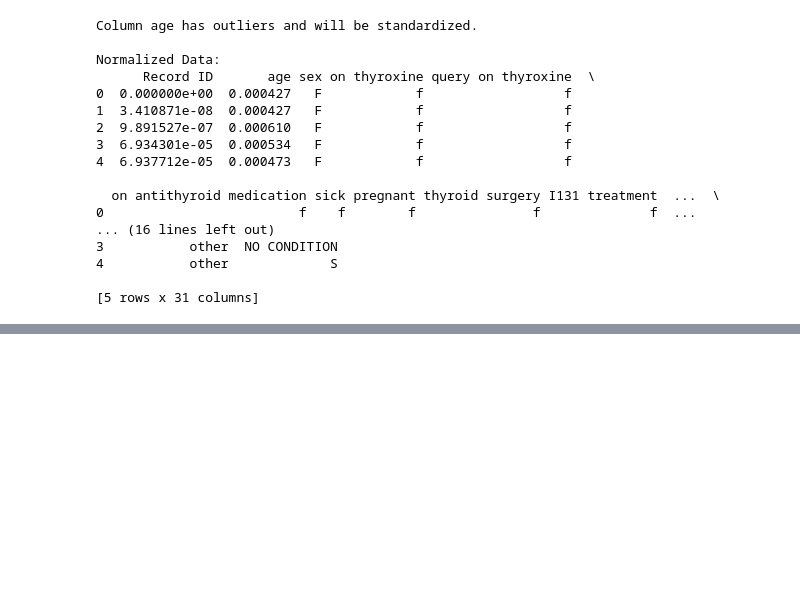
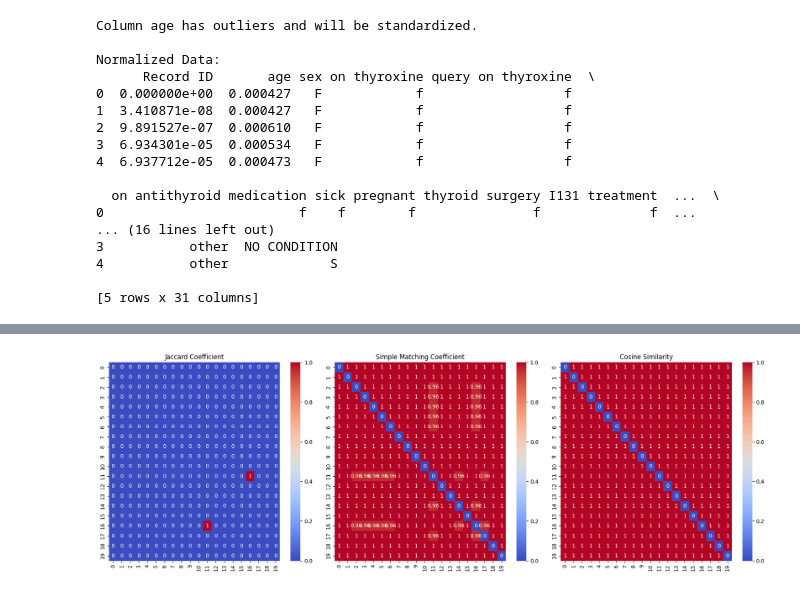
Before and after one commit to dvsmihir1/ML-Lab, a Jupyter notebook: ML_Lab_2.ipynb, the cells around one changed output, grey strips where cells are left out. Saved outputs shown, nothing was run; the diff lists cells and outputs as text; code cells hidden in the pictures; blank space fills up the shorter version.

```diff
--- a/ML_Lab_2.ipynb
+++ b/ML_Lab_2.ipynb
@@ -458,0 +563,8 @@ Normalized Data:
+# %%
+# Function to calculate JC
+def jaccard_similarity(v1, v2):
+    f11 = np.sum((v1 == 1) & (v2 == 1))
+    f01 = np.sum((v1 == 0) & (v2 == 1))
+    f10 = np.sum((v1 == 1) & (v2 == 0))
+    denominator = f01 + f10 + f11
+    return f11 / denominator if denominator != 0 else 0
@@ -458,0 +580,39 @@ Normalized Data:
+# %%
+# Function to calculate Cosine Similarity
+def cosine_similarity(v1, v2):
+    dot_product = np.dot(v1, v2)
+    norm_v1 = np.linalg.norm(v1)
+    norm_v2 = np.linalg.norm(v2)
+    return dot_product / (norm_v1 * norm_v2)
+# %%
+# Calculate JC, SMC, and COS matrices
+jc_matrix = np.zeros((20, 20))
+smc_matrix = np.zeros((20, 20))
+cos_matrix = np.zeros((20, 20))
+
+for i in range(20):
+    for j in range(20):
+        if i != j:
+            jc_matrix[i, j] = jaccard_similarity(data[i], data[j])
+            smc_matrix[i, j] = simple_matching_coefficient(data[i], data[j])
+            cos_matrix[i, j] = cosine_similarity(data[i], data[j])
+# %%
+# Create heatmaps
+plt.figure(figsize=(18, 6))
+
+plt.subplot(1, 3, 1)
+sns.heatmap(jc_matrix, annot=True, cmap="coolwarm")
+plt.title('Jaccard Coefficient')
+
+plt.subplot(1, 3, 2)
+sns.heatmap(smc_matrix, annot=True, cmap="coolwarm")
+plt.title('Simple Matching Coefficient')
+
+plt.subplot(1, 3, 3)
+sns.heatmap(cos_matrix, annot=True, cmap="coolwarm")
+plt.title('Cosine Similarity')
+
+plt.tight_layout()
+plt.show()
+# %% [output]
+[figure, added]
```
Also changed, not shown: parts of 7 cells of this notebook.
